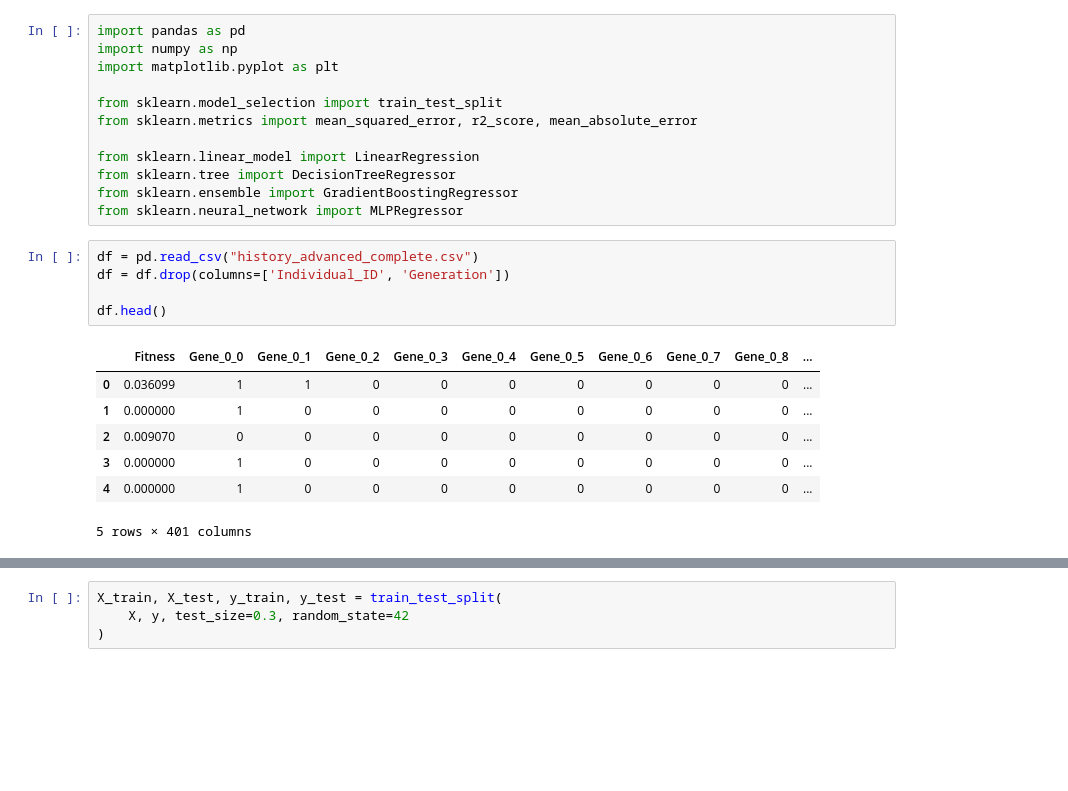
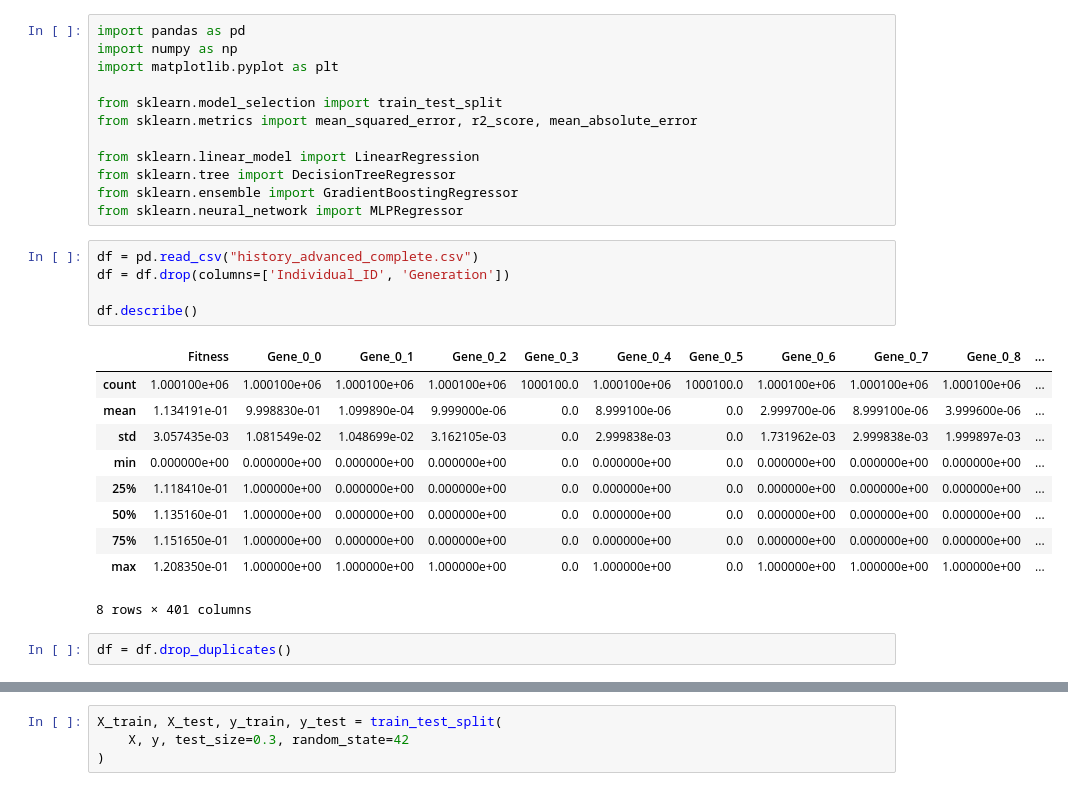
Before and after one commit to Pedro-IFC/NetBalanceC, a Jupyter notebook: LinearRgression.ipynb, the cells around one changed output, grey strips where cells are left out. Drawn from its saved outputs; the diff is of its cells as text; blank space fills up the shorter version.

```diff
--- a/LinearRgression.ipynb
+++ b/LinearRgression.ipynb
@@ -24,13 +24,18 @@ from sklearn.neural_network import MLPRegressor
 # %%
 df = pd.read_csv("history_advanced_complete.csv")
 df = df.drop(columns=['Individual_ID', 'Generation'])
 
-df.head()
+df.describe()
 # %% [output]
 |  | Fitness | Gene_0_0 | Gene_0_1 | Gene_0_2 | Gene_0_3 | Gene_0_4 | Gene_0_5 | Gene_0_6 | Gene_0_7 | Gene_0_8 | ... |
-| 0 | 0.036099 | 1 | 1 | 0 | 0 | 0 | 0 | 0 | 0 | 0 | ... |
-| 1 | 0.000000 | 1 | 0 | 0 | 0 | 0 | 0 | 0 | 0 | 0 | ... |
-| 2 | 0.009070 | 0 | 0 | 0 | 0 | 0 | 0 | 0 | 0 | 0 | ... |
-| 3 | 0.000000 | 1 | 0 | 0 | 0 | 0 | 0 | 0 | 0 | 0 | ... |
-| 4 | 0.000000 | 1 | 0 | 0 | 0 | 0 | 0 | 0 | 0 | 0 | ... |
+| count | 1.000100e+06 | 1.000100e+06 | 1.000100e+06 | 1.000100e+06 | 1000100.0 | 1.000100e+06 | 1000100.0 | 1.000100e+06 | 1.000100e+06 | 1.000100e+06 | ... |
+| mean | 1.134191e-01 | 9.998830e-01 | 1.099890e-04 | 9.999000e-06 | 0.0 | 8.999100e-06 | 0.0 | 2.999700e-06 | 8.999100e-06 | 3.999600e-06 | ... |
+| std | 3.057435e-03 | 1.081549e-02 | 1.048699e-02 | 3.162105e-03 | 0.0 | 2.999838e-03 | 0.0 | 1.731962e-03 | 2.999838e-03 | 1.999897e-03 | ... |
+| min | 0.000000e+00 | 0.000000e+00 | 0.000000e+00 | 0.000000e+00 | 0.0 | 0.000000e+00 | 0.0 | 0.000000e+00 | 0.000000e+00 | 0.000000e+00 | ... |
+| 25% | 1.118410e-01 | 1.000000e+00 | 0.000000e+00 | 0.000000e+00 | 0.0 | 0.000000e+00 | 0.0 | 0.000000e+00 | 0.000000e+00 | 0.000000e+00 | ... |
+| 50% | 1.135160e-01 | 1.000000e+00 | 0.000000e+00 | 0.000000e+00 | 0.0 | 0.000000e+00 | 0.0 | 0.000000e+00 | 0.000000e+00 | 0.000000e+00 | ... |
+| 75% | 1.151650e-01 | 1.000000e+00 | 0.000000e+00 | 0.000000e+00 | 0.0 | 0.000000e+00 | 0.0 | 0.000000e+00 | 0.000000e+00 | 0.000000e+00 | ... |
+| max | 1.208350e-01 | 1.000000e+00 | 1.000000e+00 | 1.000000e+00 | 0.0 | 1.000000e+00 | 0.0 | 1.000000e+00 | 1.000000e+00 | 1.000000e+00 | ... |
-5 rows × 401 columns
+8 rows × 401 columns
+# %%
+df = df.drop_duplicates()
```
Also changed, not shown: parts of 10 cells of this notebook, 1 other file.
